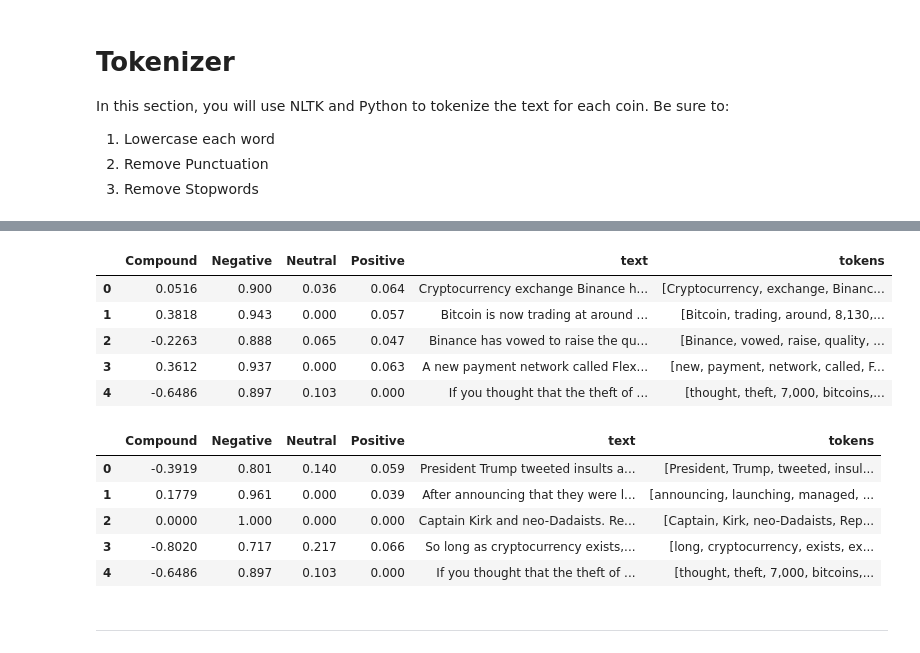
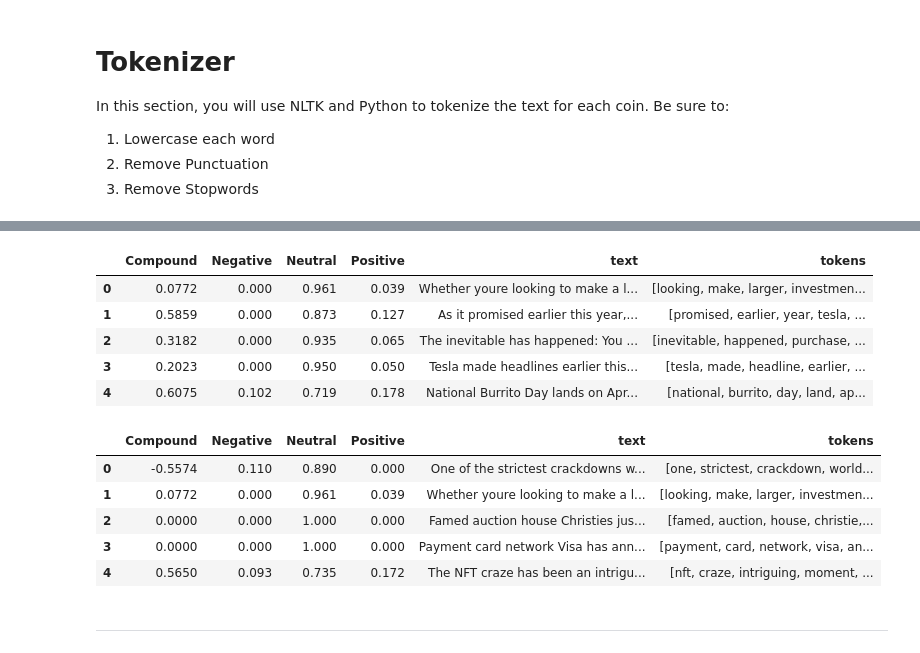
Before and after one commit to cnxtech/tales-from-the-crypto, a Jupyter notebook: tales_from_the_crypto/crypto_sentiment.ipynb, the cells around one changed output, grey strips where cells are left out. Saved outputs shown, nothing was run; the diff lists cells and outputs as text; code cells hidden in the pictures.

Commit message:
adding crypto dataframes with token columns

```diff
--- a/tales_from_the_crypto/crypto_sentiment.ipynb
+++ b/tales_from_the_crypto/crypto_sentiment.ipynb
@@ -55,7 +55,7 @@ bitcoin_sentiment = {
 
 # Perform sentiment analysis on Bitcoin articles
 for row in bitcoin_content_df.iterrows():
-    bitcoin_analysis = analyzer.polarity_scores(row[1][0])
+    bitcoin_analysis = analyzer.polarity_scores(row[1]["text"])
     bitcoin_sentiment["Compound"].append(bitcoin_analysis["compound"])
     bitcoin_sentiment["Negative"].append(bitcoin_analysis["neg"])
     bitcoin_sentiment["Neutral"].append(bitcoin_analysis["neu"])
@@ -63,8 +63,8 @@ for row in bitcoin_content_df.iterrows():
 
 # Joining sentiment analysis
 bitcoin_analysis_df = pd.DataFrame.from_dict(bitcoin_sentiment)
-bitcoin_sentiment_df = pd.concat([bitcoin_analysis_df, bitcoin_content_df], axis=1)
-bitcoin_sentiment_df.head()
+bitcoin_df = pd.concat([bitcoin_analysis_df, bitcoin_content_df], axis=1)
+bitcoin_df.head()
 # %% [output]
 |  | Compound | Negative | Neutral | Positive | text |
 | 0 | 0.0772 | 0.000 | 0.961 | 0.039 | Whether youre looking to make a l... |
@@ -167,6 +167,7 @@ from string import punctuation
 import re
 # %%
 # Expand the default stopwords list if necessary
+sw_addon = ["youre", "whether"]
 # %%
 # Complete the tokenizer function
 def tokenizer(text):
@@ -174,15 +175,12 @@ def tokenizer(text):
     sw = set(stopwords.words('english'))
     lemmatizer = WordNetLemmatizer()
     regex = re.compile("[^a-zA-Z ]")
-
     # Remove punctuation
-    content_clean = [regex.sub('', words) for words in text]
+    content_clean = [regex.sub('', text)]
     # Tokenize words
     word_tokenized = [word_tokenize(i) for i in content_clean]
     # Convert the words to lowercase and remove stop words
-    lower_tokenized = [word.lower() for words in word_tokenized for word in words if word.lower() not in sw]
+    lower_tokenized = [word.lower() for words in word_tokenized for word in words if word.lower() not in sw.union(sw_addon)]
     # Lemmatize Words into root words
     tokens = [lemmatizer.lemmatize(word) for word in lower_tokenized]
     return tokens
-
-tokenizer(bitcoin_content)
@@ -207,23 +187,27 @@ tokenizer(bitcoin_content)
 # %%
 # Create a new tokens column for bitcoin
-# YOUR CODE HERE!
+bitcoin_tokens = [tokenizer(article) for article in bitcoin_content]
+bitcoin_df["tokens"] = bitcoin_tokens
+bitcoin_df.head()
 # %% [output]
 |  | Compound | Negative | Neutral | Positive | text | tokens |
-| 0 | 0.0516 | 0.900 | 0.036 | 0.064 | Cryptocurrency exchange Binance h... | [Cryptocurrency, exchange, Binanc... |
-| 1 | 0.3818 | 0.943 | 0.000 | 0.057 | Bitcoin is now trading at around ... | [Bitcoin, trading, around, 8,130,... |
-| 2 | -0.2263 | 0.888 | 0.065 | 0.047 | Binance has vowed to raise the qu... | [Binance, vowed, raise, quality, ... |
-| 3 | 0.3612 | 0.937 | 0.000 | 0.063 | A new payment network called Flex... | [new, payment, network, called, F... |
-| 4 | -0.6486 | 0.897 | 0.103 | 0.000 | If you thought that the theft of ... | [thought, theft, 7,000, bitcoins,... |
+| 0 | 0.0772 | 0.000 | 0.961 | 0.039 | Whether youre looking to make a l... | [looking, make, larger, investmen... |
+| 1 | 0.5859 | 0.000 | 0.873 | 0.127 | As it promised earlier this year,... | [promised, earlier, year, tesla, ... |
+| 2 | 0.3182 | 0.000 | 0.935 | 0.065 | The inevitable has happened: You ... | [inevitable, happened, purchase, ... |
+| 3 | 0.2023 | 0.000 | 0.950 | 0.050 | Tesla made headlines earlier this... | [tesla, made, headline, earlier, ... |
+| 4 | 0.6075 | 0.102 | 0.719 | 0.178 | National Burrito Day lands on Apr... | [national, burrito, day, land, ap... |
 # %%
 # Create a new tokens column for ethereum
-# YOUR CODE HERE!
+ethereum_tokens = [tokenizer(article) for article in ethereum_content]
+ethereum_df["tokens"] = ethereum_tokens
+ethereum_df.head()
 # %% [output]
 |  | Compound | Negative | Neutral | Positive | text | tokens |
-| 0 | -0.3919 | 0.801 | 0.140 | 0.059 | President Trump tweeted insults a... | [President, Trump, tweeted, insul... |
-| 1 | 0.1779 | 0.961 | 0.000 | 0.039 | After announcing that they were l... | [announcing, launching, managed, ... |
-| 2 | 0.0000 | 1.000 | 0.000 | 0.000 | Captain Kirk and neo-Dadaists. Re... | [Captain, Kirk, neo-Dadaists, Rep... |
-| 3 | -0.8020 | 0.717 | 0.217 | 0.066 | So long as cryptocurrency exists,... | [long, cryptocurrency, exists, ex... |
-| 4 | -0.6486 | 0.897 | 0.103 | 0.000 | If you thought that the theft of ... | [thought, theft, 7,000, bitcoins,... |
+| 0 | -0.5574 | 0.110 | 0.890 | 0.000 | One of the strictest crackdowns w... | [one, strictest, crackdown, world... |
+| 1 | 0.0772 | 0.000 | 0.961 | 0.039 | Whether youre looking to make a l... | [looking, make, larger, investmen... |
+| 2 | 0.0000 | 0.000 | 1.000 | 0.000 | Famed auction house Christies jus... | [famed, auction, house, christie,... |
+| 3 | 0.0000 | 0.000 | 1.000 | 0.000 | Payment card network Visa has ann... | [payment, card, network, visa, an... |
+| 4 | 0.5650 | 0.093 | 0.735 | 0.172 | The NFT craze has been an intrigu... | [nft, craze, intriguing, moment, ... |
 # %% [markdown]
 ---
 # %% [markdown]
```
Also changed, not shown: parts of 4 cells of this notebook.
